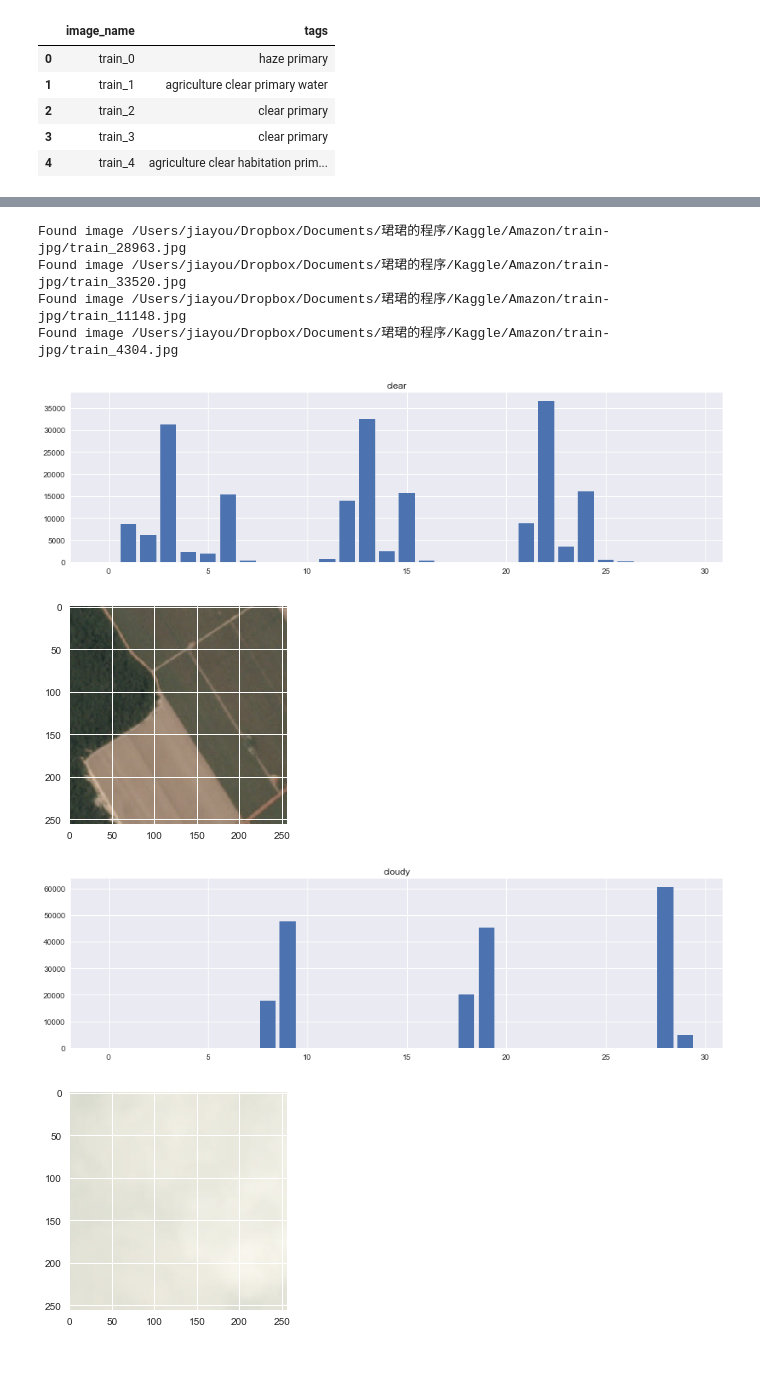
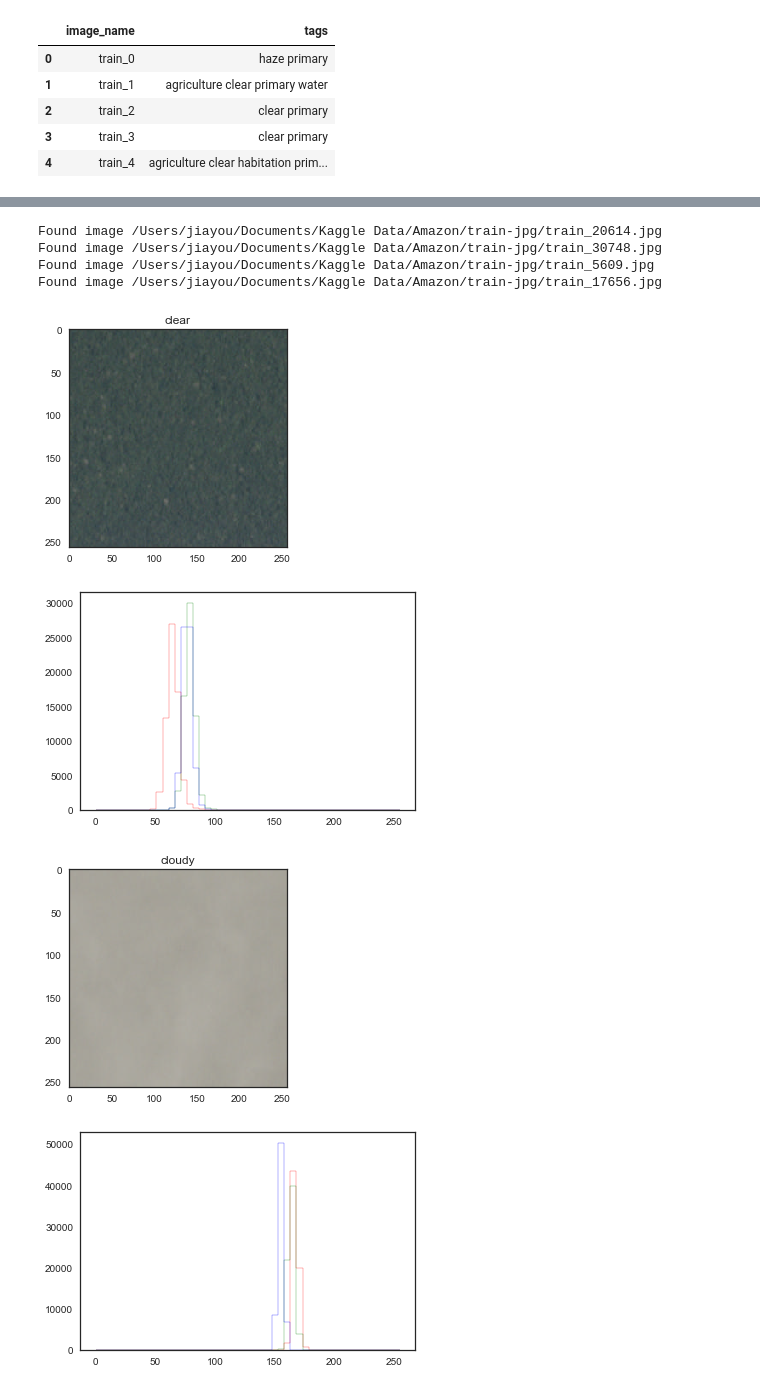
Before and after one commit to kylinorange/kaggle-planet, a Jupyter notebook: Amazon data explore.ipynb, the cells around one changed output, grey strips where cells are left out. Saved outputs shown, nothing was run; the diff lists cells and outputs as text; code cells hidden in the pictures; blank space fills up the shorter version.

```diff
--- a/Amazon data explore.ipynb
+++ b/Amazon data explore.ipynb
@@ -65,7 +44,7 @@ import subprocess
 
 from six import string_types
 
-# Make sure you have all of these packages installed, e.g. via pip
+# import ds packages
 import numpy as np
 import pandas as pd
 import seaborn as sns
@@ -91,7 +70,7 @@ for label in label_list:
     labels_df[label] = labels_df['tags'].apply(lambda x: 1 if label in x.split(' ') else 0)
 
 def sample_images(tags, n=None):
-    """Randomly sample n images with the specified tags."""
+    """Randomly sample n images_df with the specified tags."""
     condition = True
     if isinstance(tags, string_types):
         raise ValueError("Pass a list of tags, not a single tag.")
@@ -108,8 +87,6 @@ def sample_to_fname(sample_df, row_idx, suffix='jpg'):
     fname = sample_df.get_value(sample_df.index[row_idx], 'image_name')
     return '{}.{}'.format(fname, suffix)
 
-# PLANET_KAGGLE_ROOT = './'
-
 def load_image(filename):
     '''Look through the directory tree to find the image you specified
     (e.g. train_10.tif vs. train_10.jpg)'''
@@ -136,5 +132,5 @@ n_samples = 5
 samples = sample_images(['water'], n_samples)
 for i in range(n_samples):
     plt.figure()
-    plt.imshow(load_image(sample_to_fname(samples, i)).astype('uint8'))
+    plt.imshow(load_image(sample_to_fname(samples, i)))
 # %% [output]
@@ -150,0 +147,11 @@ Found image /Users/jiayou/Documents/Kaggle Data/Amazon/train-jpg/train_10442.jpg
+# %%
+def make_cooccurence_matrix(labels):
+    numeric_df = labels_df[labels]
+    c_matrix = numeric_df.T.dot(numeric_df)
+    sns.heatmap(c_matrix)
+    return c_matrix
+
+# Compute the co-ocurrence matrix
+sns.set_style('white')
+plt.figure(figsize = (12, 10))
+make_cooccurence_matrix(label_list)
@@ -169,6 +211,12 @@ def color_histogram(img):
         v = img[:,:,i]
         H = H + np.histogram(v, range = (0, 255))[0].tolist()
     return H
+# %%
+def color_histogram(img):
+    r, g, b = img[:, :, 0], img[:, :, 1], img[:, :, 2]
+    for np, label, color in ((r, 'r', 'red'), (g, 'g', 'green'), (b, 'b', 'blue')):
+        plt.hist(np.ravel(), bins = 50, range = [0, 255], color = color, label = label, histtype='step')
+        plt.legend()
 # %%
 img = load_image(sample_to_fname(sample_images(['partly_cloudy'], 1), 0))
 plt.figure()
@@ -183,20 +230,21 @@ Found image /Users/jiayou/Dropbox/Documents/珺珺的程序/Kaggle/Amazon/train-
 # %%
 for tag in ['clear', 'cloudy', 'haze', 'partly_cloudy']:
-    plt.figure(figsize = (15, 4))
-    plt.title(tag)
     n_samples = 1
     samples = sample_images([tag], n_samples)
     for i in range(n_samples):
         img = load_image(sample_to_fname(samples, i))
-        plt.bar(height = color_histogram(img), left = range(30))
         plt.figure()
+        plt.title(tag)
         plt.imshow(img)
+        plt.figure()
+        color_histogram(img)
+#         plt.bar(height = color_histogram(img), left = range(30))
 # %% [output]
-Found image /Users/jiayou/Dropbox/Documents/珺珺的程序/Kaggle/Amazon/train-jpg/train_28963.jpg
-Found image /Users/jiayou/Dropbox/Documents/珺珺的程序/Kaggle/Amazon/train-jpg/train_33520.jpg
-Found image /Users/jiayou/Dropbox/Documents/珺珺的程序/Kaggle/Amazon/train-jpg/train_11148.jpg
-Found image /Users/jiayou/Dropbox/Documents/珺珺的程序/Kaggle/Amazon/train-jpg/train_4304.jpg
+Found image /Users/jiayou/Documents/Kaggle Data/Amazon/train-jpg/train_20614.jpg
+Found image /Users/jiayou/Documents/Kaggle Data/Amazon/train-jpg/train_30748.jpg
+Found image /Users/jiayou/Documents/Kaggle Data/Amazon/train-jpg/train_5609.jpg
+Found image /Users/jiayou/Documents/Kaggle Data/Amazon/train-jpg/train_17656.jpg
-[figure, old version]
+[figure, new version]
-[figure, old version]
+[figure, new version]
-[figure, old version]
+[figure, new version]
-[figure, old version]
+[figure, new version]
```
Also changed, not shown: parts of 13 cells of this notebook, 7 other files.
